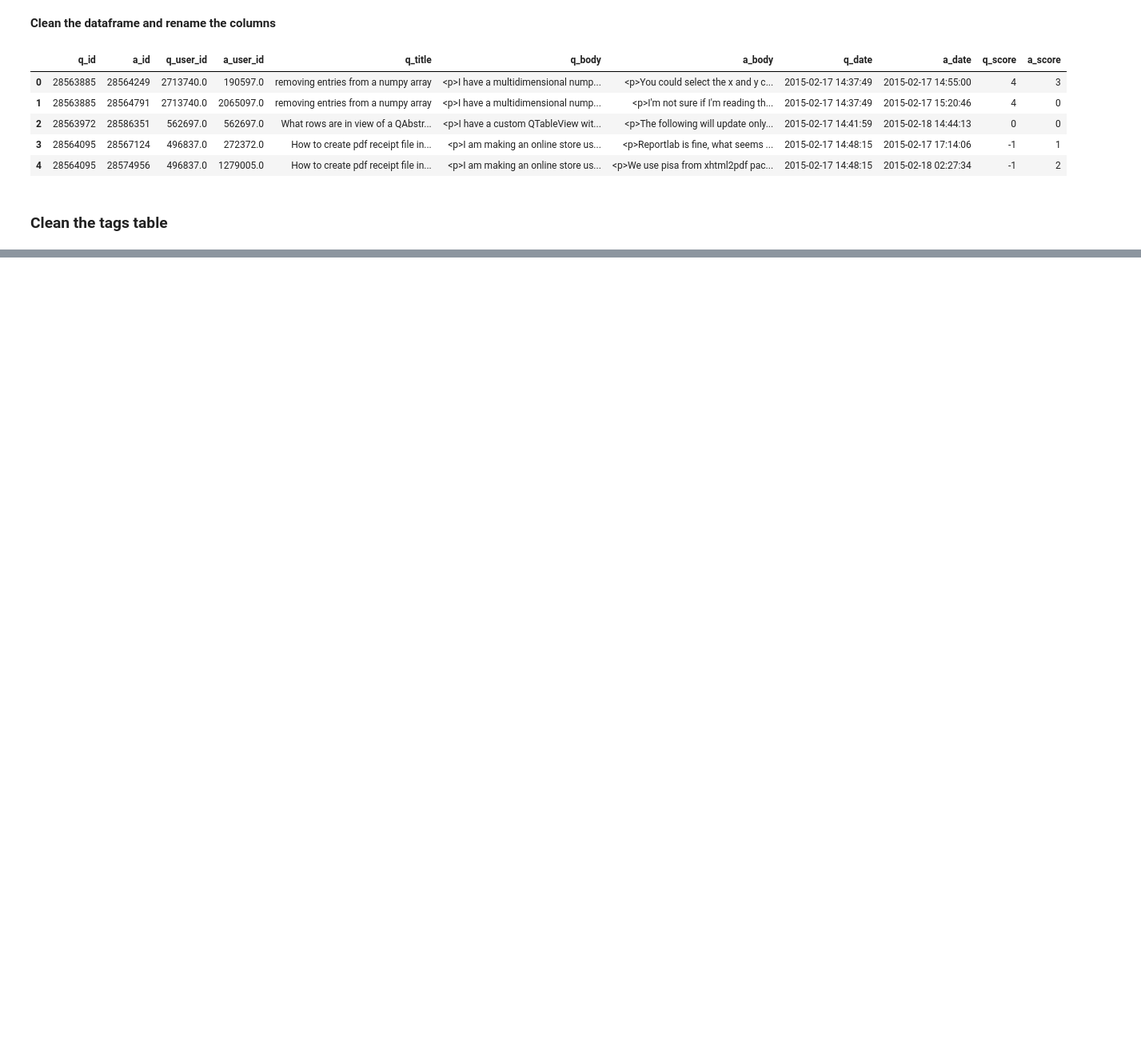
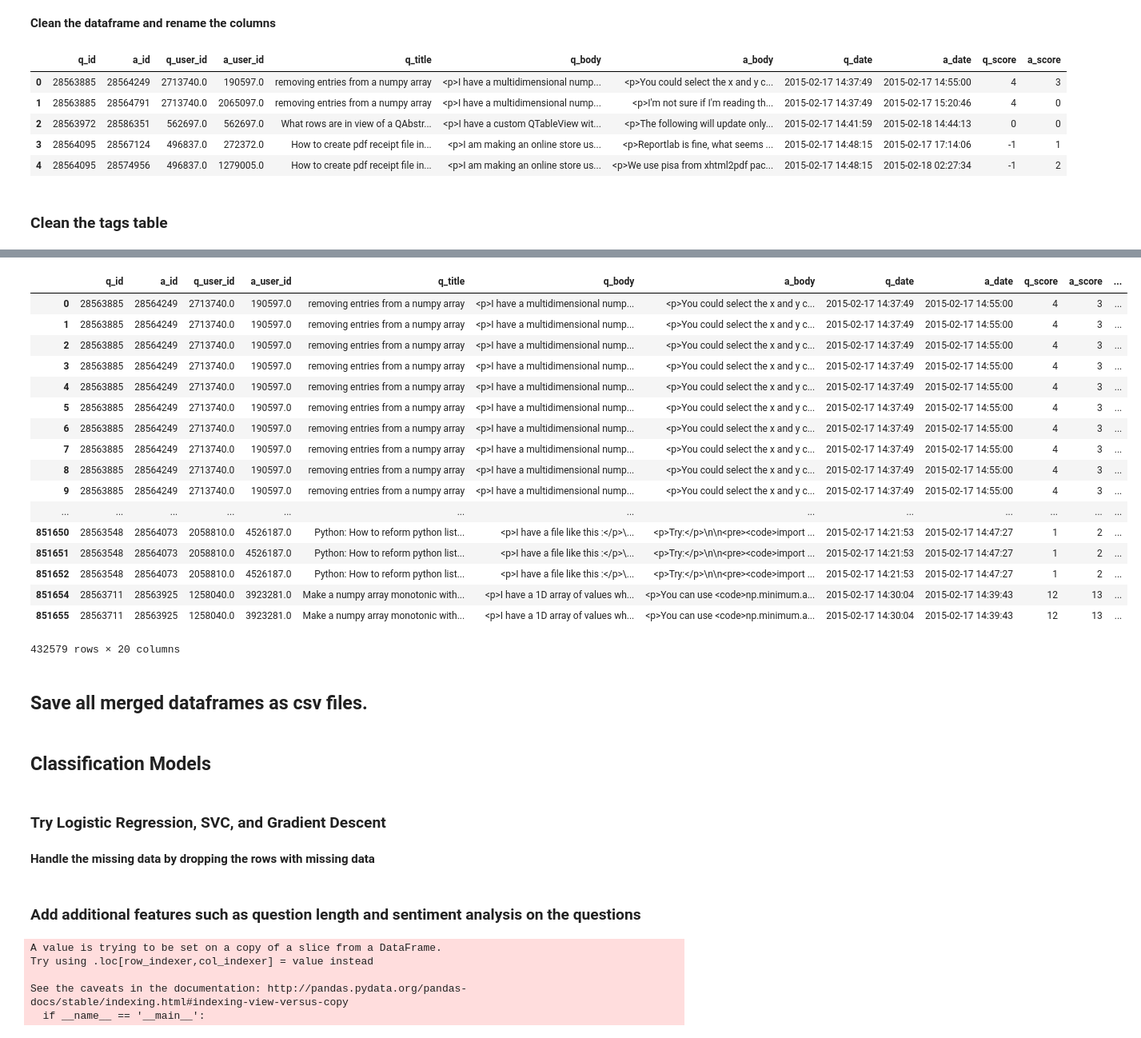
Before and after one commit to plim0793/classifying_stackoverflow_questions, a Jupyter notebook: mcnulty_lim_paul_classification.ipynb, the cells around one changed output, grey strips where cells are left out. Shown at 80% size. Cells and saved outputs as stored; diff of their text form; code cells hidden in the pictures; blank space fills up the shorter version.

Commit message:
updated classification notebook with new models

```diff
--- a/mcnulty_lim_paul_classification.ipynb
+++ b/mcnulty_lim_paul_classification.ipynb
@@ -177,0 +364,3 @@ tags_clean.head()
+# %%
+# Need to merge the id column in the users table with the q_user_id AND the a_user_id since both are valid user ids.
+df_merged_qatvu = pd.merge(df_merged_qatv, users, how='left', left_on='q_user_id', right_on='id')
@@ -177,0 +391,15 @@ tags_clean.head()
+# %%
+df_modeling = df_merged_qatvu
+
+df_modeling['time_ans'] = df_modeling['a_date'] - df_modeling['q_date']
+
+df_modeling = df_modeling[df_modeling['time_ans'] > pd.Timedelta('0 days')]
+df_modeling = df_modeling[df_modeling['time_ans'] < pd.Timedelta('1 days')]
+# %%
+# Quick answers (1) are classified as such if the time_ans value is greater than or equal to 30 minutes.
+min_ans_time = pd.to_datetime('00:30', format="%H:%M") - pd.to_datetime('00:00', format="%H:%M")
+
+df_modeling = df_modeling.assign(time_ans_num = 0)
+# %%
+df_modeling['time_ans_num'][df_modeling['time_ans'] >= min_ans_time] = 1
+df_modeling['time_ans_num'][df_modeling['time_ans'] < min_ans_time] = 0
@@ -177,0 +427,23 @@ tags_clean.head()
+# %%
+df_modeling[df_modeling['time_ans_num'] == 0]
+# %% [output]
+|  | q_id | a_id | q_user_id | a_user_id | q_title | q_body | a_body | q_date | a_date | q_score | a_score | ... |
+| 0 | 28563885 | 28564249 | 2713740.0 | 190597.0 | removing entries from a numpy array | <p>I have a multidimensional nump... | <p>You could select the x and y c... | 2015-02-17 14:37:49 | 2015-02-17 14:55:00 | 4 | 3 | ... |
+| 1 | 28563885 | 28564249 | 2713740.0 | 190597.0 | removing entries from a numpy array | <p>I have a multidimensional nump... | <p>You could select the x and y c... | 2015-02-17 14:37:49 | 2015-02-17 14:55:00 | 4 | 3 | ... |
+| 2 | 28563885 | 28564249 | 2713740.0 | 190597.0 | removing entries from a numpy array | <p>I have a multidimensional nump... | <p>You could select the x and y c... | 2015-02-17 14:37:49 | 2015-02-17 14:55:00 | 4 | 3 | ... |
+| 3 | 28563885 | 28564249 | 2713740.0 | 190597.0 | removing entries from a numpy array | <p>I have a multidimensional nump... | <p>You could select the x and y c... | 2015-02-17 14:37:49 | 2015-02-17 14:55:00 | 4 | 3 | ... |
+| 4 | 28563885 | 28564249 | 2713740.0 | 190597.0 | removing entries from a numpy array | <p>I have a multidimensional nump... | <p>You could select the x and y c... | 2015-02-17 14:37:49 | 2015-02-17 14:55:00 | 4 | 3 | ... |
+| 5 | 28563885 | 28564249 | 2713740.0 | 190597.0 | removing entries from a numpy array | <p>I have a multidimensional nump... | <p>You could select the x and y c... | 2015-02-17 14:37:49 | 2015-02-17 14:55:00 | 4 | 3 | ... |
+| 6 | 28563885 | 28564249 | 2713740.0 | 190597.0 | removing entries from a numpy array | <p>I have a multidimensional nump... | <p>You could select the x and y c... | 2015-02-17 14:37:49 | 2015-02-17 14:55:00 | 4 | 3 | ... |
+| 7 | 28563885 | 28564249 | 2713740.0 | 190597.0 | removing entries from a numpy array | <p>I have a multidimensional nump... | <p>You could select the x and y c... | 2015-02-17 14:37:49 | 2015-02-17 14:55:00 | 4 | 3 | ... |
+| 8 | 28563885 | 28564249 | 2713740.0 | 190597.0 | removing entries from a numpy array | <p>I have a multidimensional nump... | <p>You could select the x and y c... | 2015-02-17 14:37:49 | 2015-02-17 14:55:00 | 4 | 3 | ... |
+| 9 | 28563885 | 28564249 | 2713740.0 | 190597.0 | removing entries from a numpy array | <p>I have a multidimensional nump... | <p>You could select the x and y c... | 2015-02-17 14:37:49 | 2015-02-17 14:55:00 | 4 | 3 | ... |
+| ... | ... | ... | ... | ... | ... | ... | ... | ... | ... | ... | ... | ... |
+| 851650 | 28563548 | 28564073 | 2058810.0 | 4526187.0 | Python: How to reform python list... | <p>I have a file like this :</p>\... | <p>Try:</p>\n\n<pre><code>import ... | 2015-02-17 14:21:53 | 2015-02-17 14:47:27 | 1 | 2 | ... |
+| 851651 | 28563548 | 28564073 | 2058810.0 | 4526187.0 | Python: How to reform python list... | <p>I have a file like this :</p>\... | <p>Try:</p>\n\n<pre><code>import ... | 2015-02-17 14:21:53 | 2015-02-17 14:47:27 | 1 | 2 | ... |
+| 851652 | 28563548 | 28564073 | 2058810.0 | 4526187.0 | Python: How to reform python list... | <p>I have a file like this :</p>\... | <p>Try:</p>\n\n<pre><code>import ... | 2015-02-17 14:21:53 | 2015-02-17 14:47:27 | 1 | 2 | ... |
+| 851654 | 28563711 | 28563925 | 1258040.0 | 3923281.0 | Make a numpy array monotonic with... | <p>I have a 1D array of values wh... | <p>You can use <code>np.minimum.a... | 2015-02-17 14:30:04 | 2015-02-17 14:39:43 | 12 | 13 | ... |
+| 851655 | 28563711 | 28563925 | 1258040.0 | 3923281.0 | Make a numpy array monotonic with... | <p>I have a 1D array of values wh... | <p>You can use <code>np.minimum.a... | 2015-02-17 14:30:04 | 2015-02-17 14:39:43 | 12 | 13 | ... |
+432579 rows × 20 columns
+# %% [markdown]
+## Save all merged dataframes as csv files.
@@ -177,0 +458,6 @@ tags_clean.head()
+# %% [markdown]
+## Classification Models
+# %% [markdown]
+### Try Logistic Regression, SVC, and Gradient Descent
+# %% [markdown]
+**Handle the missing data by dropping the rows with missing data**
@@ -177,0 +468,10 @@ tags_clean.head()
+# %% [markdown]
+### Add additional features such as question length and sentiment analysis on the questions
+# %%
+df_modeling3['q_title_len'] = df_modeling3['q_title'].map(lambda x: len(x))
+# %% [output]
+A value is trying to be set on a copy of a slice from a DataFrame.
+Try using .loc[row_indexer,col_indexer] = value instead
+
+See the caveats in the documentation: http://pandas.pydata.org/pandas-docs/stable/indexing.html#indexing-view-versus-copy
+  if __name__ == '__main__':
```
Also changed, not shown: parts of 111 cells of this notebook.
